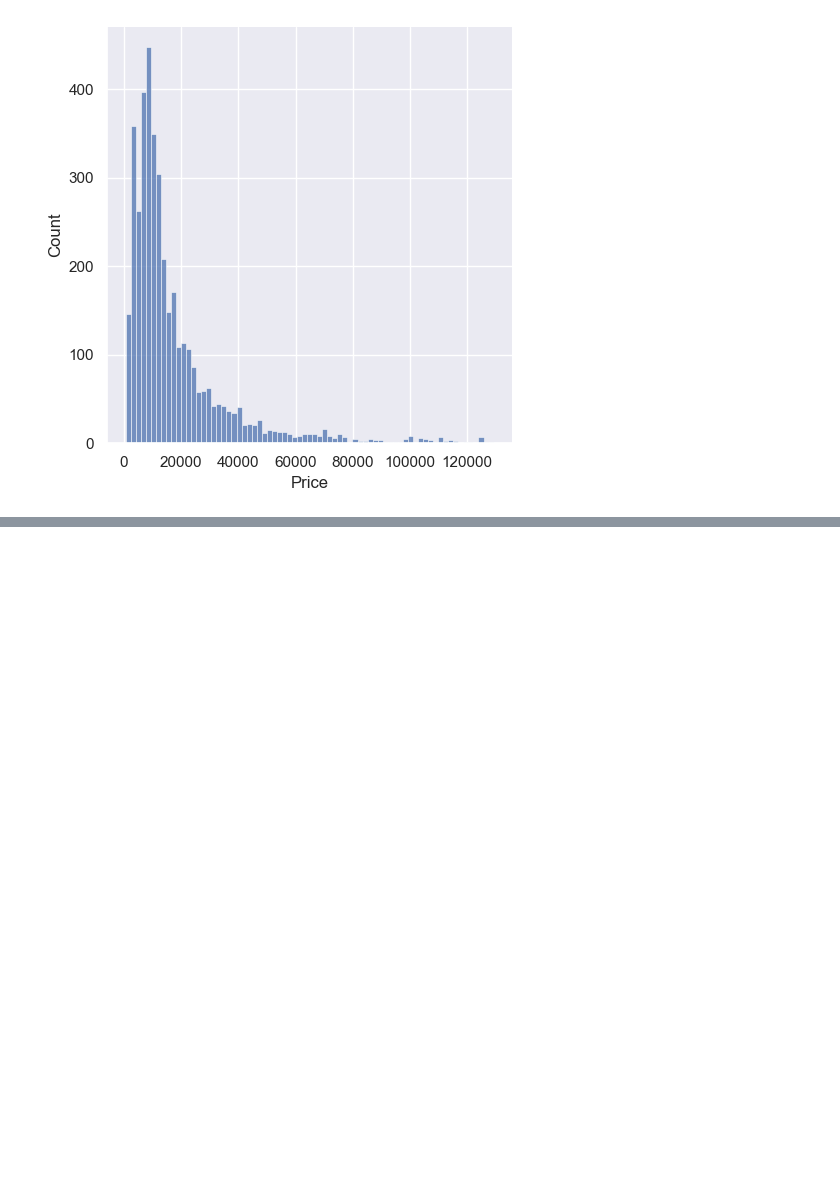
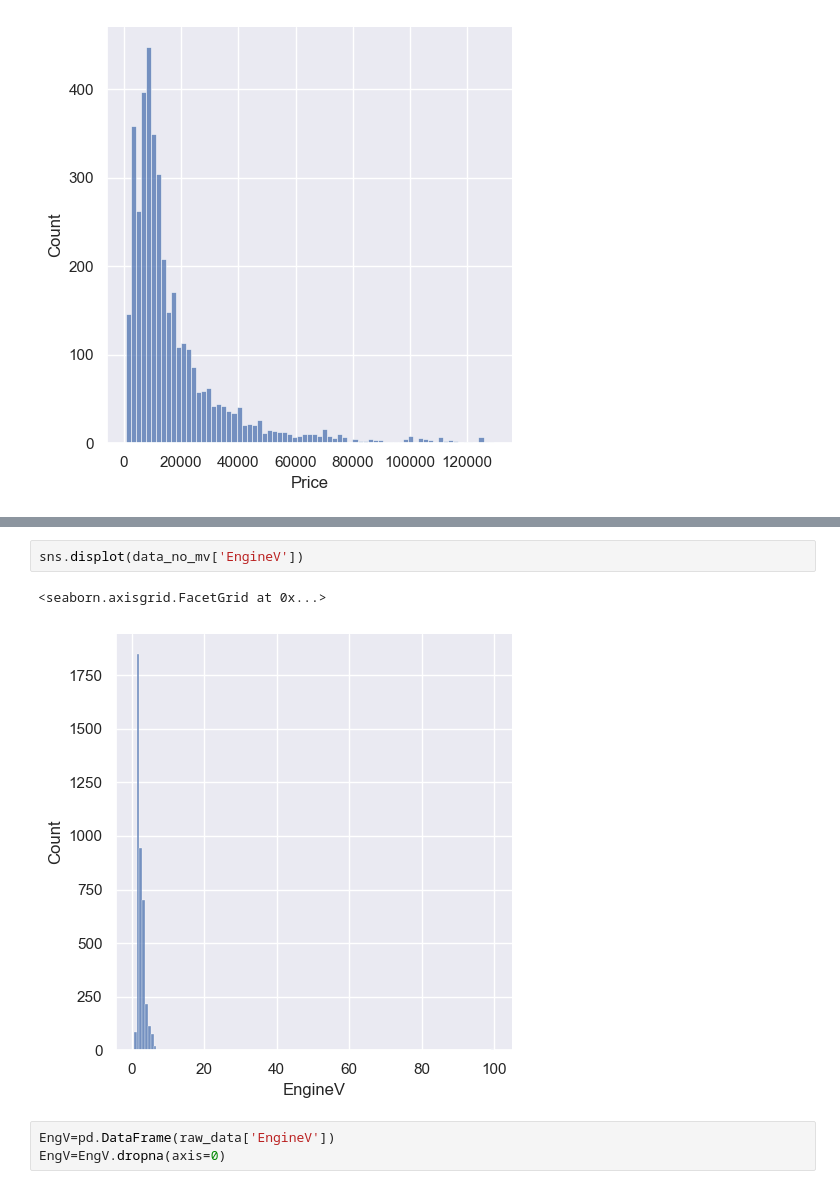
Before and after one commit to WaheedShaq/stats-and-ai-learning, a Jupyter notebook: AI Stuff revamped.ipynb, the cells around one changed output, grey strips where cells are left out. Saved outputs shown, nothing was run; the diff lists cells and outputs as text; blank space fills up the shorter version.

```diff
--- a/AI Stuff revamped.ipynb
+++ b/AI Stuff revamped.ipynb
@@ -960,0 +1010,8 @@ sns.displot(data_1['Price'])
+# %%
+sns.displot(data_no_mv['EngineV'])
+# %% [output]
+<seaborn.axisgrid.FacetGrid at 0x...>
+[figure, added]
+# %%
+EngV=pd.DataFrame(raw_data['EngineV'])
+EngV=EngV.dropna(axis=0)
```
Also changed, not shown: parts of 31 cells of this notebook.
